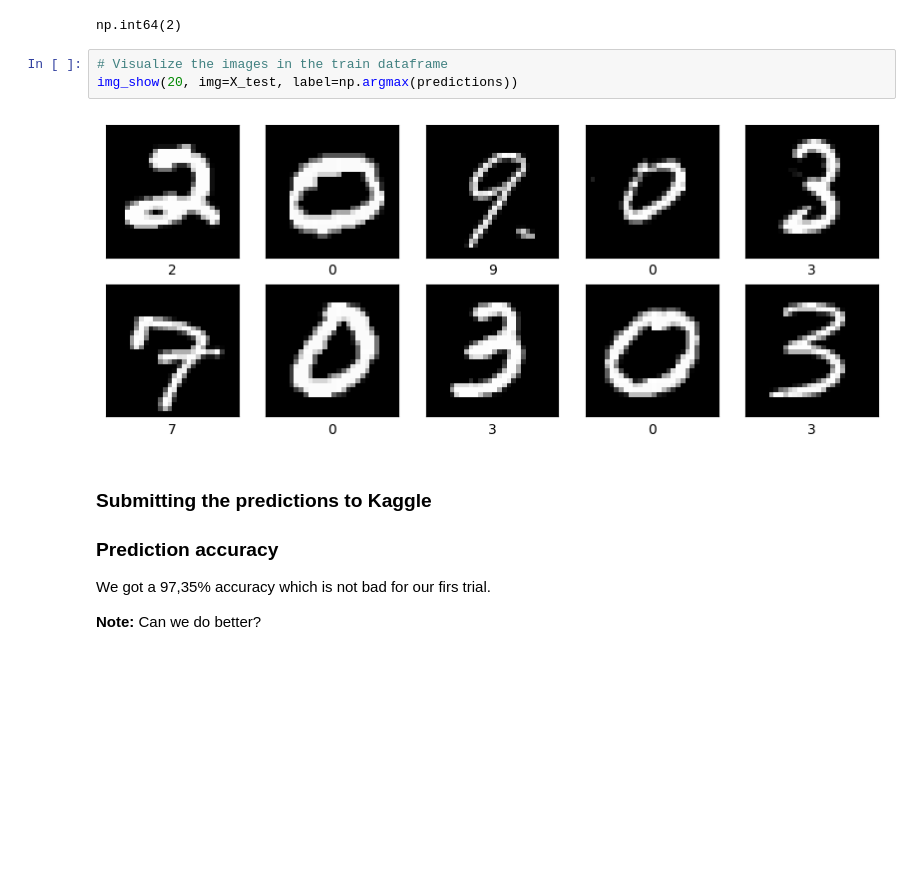
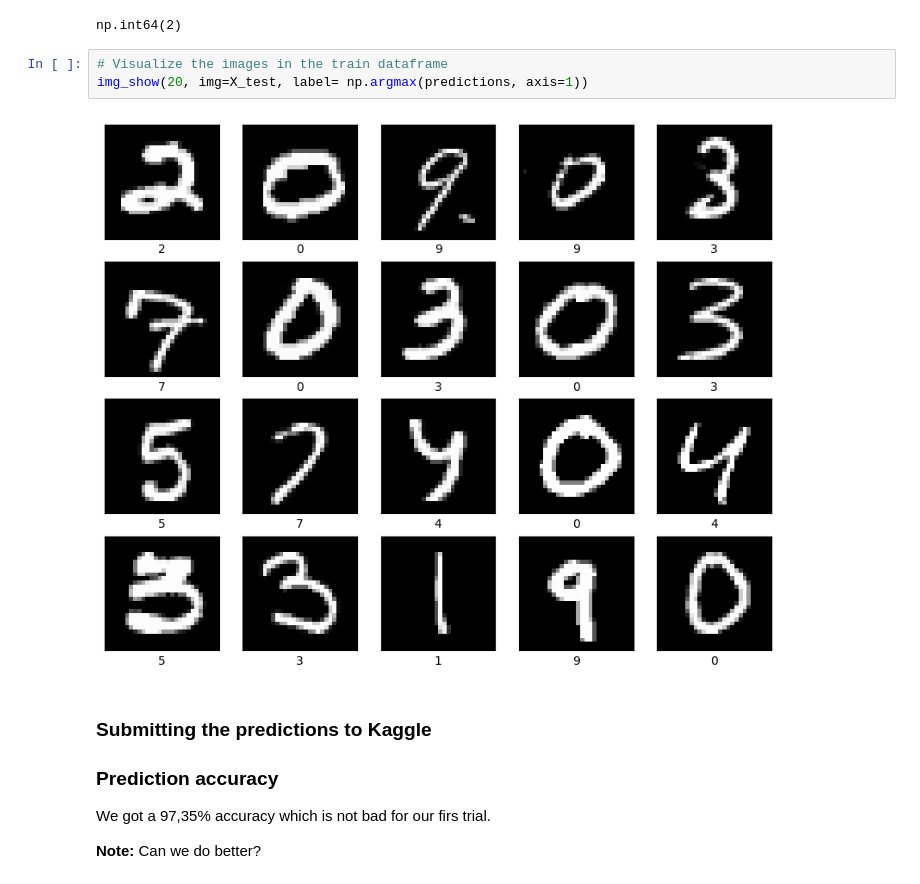
Before and after one commit to PavicicJadranko/Digit-Recognizer-using-Machine-Learning, a Jupyter notebook: Digit_Recognizer.ipynb, the cells around one changed output. Cells and saved outputs as stored; diff of their text form; blank space fills up the shorter version.

```diff
--- a/Digit_Recognizer.ipynb
+++ b/Digit_Recognizer.ipynb
@@ -154,9 +151,9 @@ np.argmax(predictions[0])
 np.int64(2)
 # %%
 # Visualize the images in the train dataframe
-img_show(20, img=X_test, label=np.argmax(predictions))
+img_show(20, img=X_test, label= np.argmax(predictions, axis=1))
 # %% [output]
-[figure, old version]
+[figure, new version]
 # %% [markdown]
 ### Submitting the predictions to Kaggle
 ### Prediction accuracy
```
Also changed, not shown: parts of 16 cells of this notebook.
